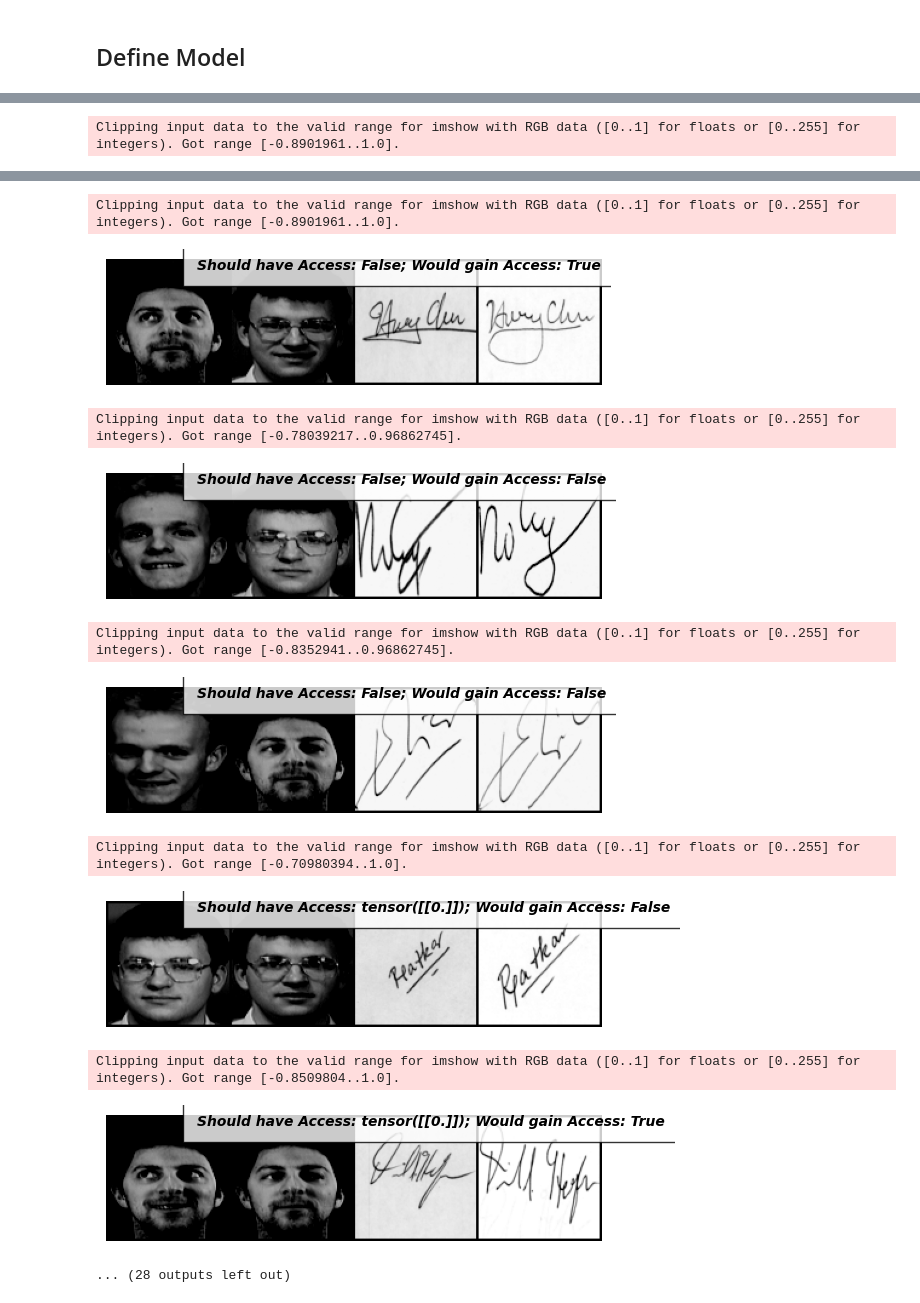
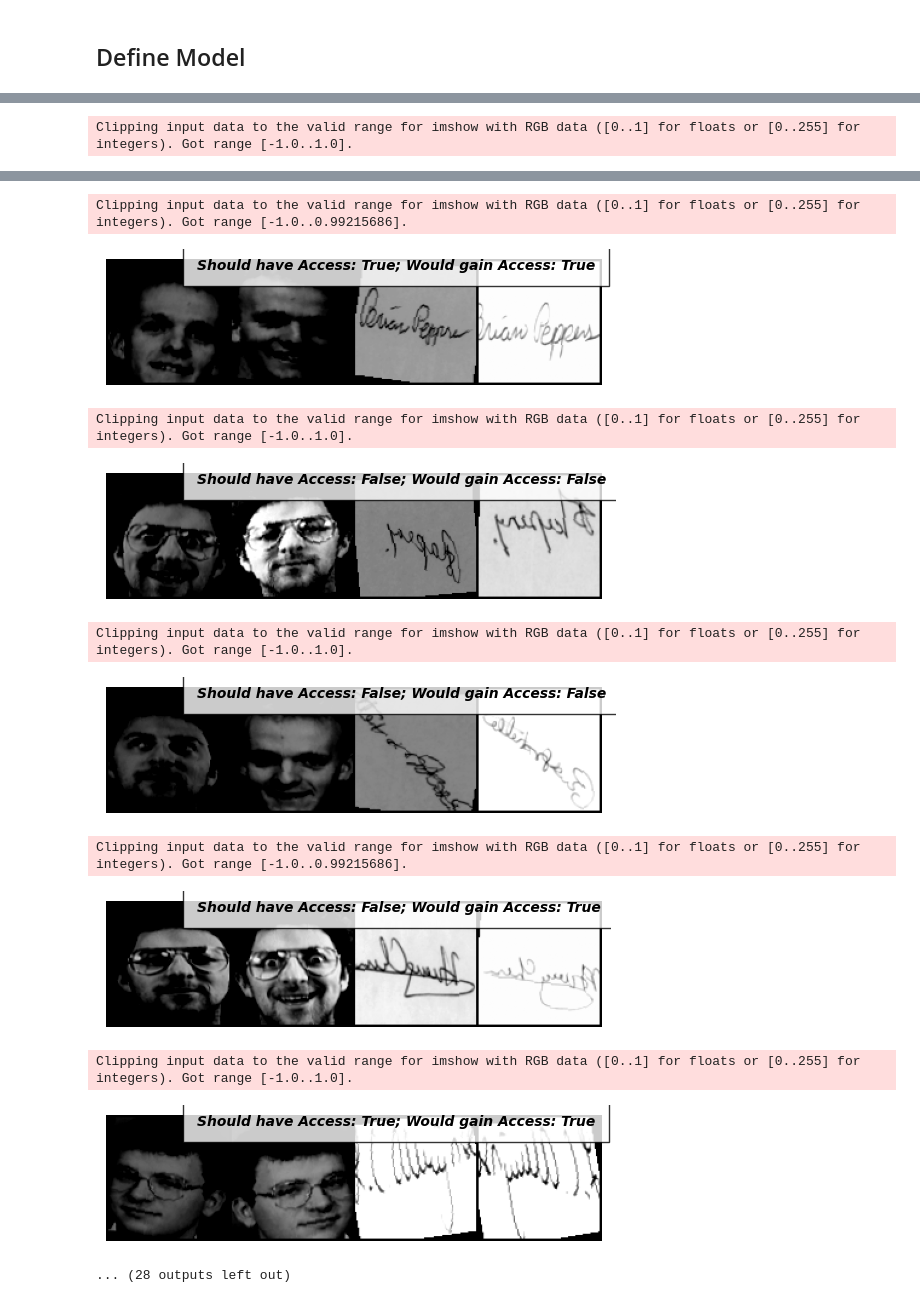
Before and after one commit to Schmiddi3110/DeepVisionProject, a Jupyter notebook: DeepVisionProject.ipynb, the cells around one changed output, grey strips where cells are left out. Cells and saved outputs as stored; diff of their text form; code cells hidden in the pictures.

```diff
--- a/DeepVisionProject.ipynb
+++ b/DeepVisionProject.ipynb
@@ -120,10 +117,16 @@ face_test_folder_dataset = datasets.ImageFolder(root="./data/faces/testing/")
 
 
 # Resize the images and transform to tensors
-transformation = transforms.Compose([transforms.Resize((100,100)),
-                                     transforms.ToTensor(),
-                                     transforms.Normalize(mean=[0.5],std=[0.5])
-                                    ])
+# Define the transformations including augmentations
+transformation = transforms.Compose([
+    transforms.Resize((100, 100)),
+    transforms.RandomHorizontalFlip(),
+    transforms.RandomRotation(10),
+    transforms.RandomResizedCrop(100, scale=(0.8, 1.0)),
+    transforms.ColorJitter(brightness=0.2, contrast=0.2, saturation=0.2, hue=0.1),
+    transforms.ToTensor(),
+    transforms.Normalize(mean=[0.5], std=[0.5])
+])
 
 
 # Initialize the network
@@ -203,17 +206,20 @@ signature_test_csv = "./data/signature/test_data.csv"
 signature_image_dir = "./data/signature/full"
 
 # Resize the images and transform to tensors
-transformation = transforms.Compose([transforms.Resize((100,100)),
-                                     transforms.ToTensor(),
-                                     transforms.Normalize(mean=[0.5],std=[0.5])
-                                    ])
+# Define the transformations including augmentations
+transformation = transforms.Compose([
+    transforms.Resize((100, 100)),
+    transforms.RandomHorizontalFlip(),
+    transforms.RandomRotation(10),
+    transforms.RandomResizedCrop(100, scale=(0.8, 1.0)),
+    transforms.ColorJitter(brightness=0.2, contrast=0.2, saturation=0.2, hue=0.1),
+    transforms.ToTensor(),
+    transforms.Normalize(mean=[0.5], std=[0.5])
+])
 
 signature_train_df = pd.read_csv(signature_train_csv)
 signature_test_df = pd.read_csv(signature_test_csv)
 train_df, valid_df = train_test_split(signature_train_df, test_size=0.2,random_state = 42)
-
-# Initialize the network
-siamese_dataset = FaceNetworkDataset(imageFolderDataset=folder_dataset, transform=transformation)
 
 signature_train_dataset = SignatureNetworkDataset(df=train_df, root_dir=signature_image_dir, transform=transformation)
 signature_valid_dataset = SignatureNetworkDataset(df=valid_df, root_dir=signature_image_dir, transform=transformation)
@@ -275,7 +281,7 @@ face_test_loader = DataLoader(face_test_dataset, shuffle=True, num_workers=8, ba
 
 face_net = SiameseFaceNetwork.SiameseFaceNetwork().cuda()
 criterion = ContrastiveLoss()
-optimizer = optim.Adam(face_net.parameters(), lr = 0.0005 )
-face_net.train_network(train_loader = face_train_loader, val_loader = face_valid_loader, net = face_net, optimizer = optimizer, criterion = criterion, epochs = 100)
+optimizer = optim.Adam(face_net.parameters(), lr = 0.0001 )
+face_net.train_network(train_loader = face_train_loader, val_loader = face_valid_loader, net = face_net, optimizer = optimizer, criterion = criterion, epochs = 200, patience=10)
 # %% [output]
 Epoch number 0
@@ -308,7 +314,7 @@ signature_valid_loader = DataLoader(signature_valid_dataset, shuffle=True, num_w
 signature_net = MultitaskSignatureNet.SiameseSignatureNetwork().cuda()
 criterion = ContrastiveLoss()
 
-optimizer = optim.Adam(signature_net.parameters(), lr = 0.0005)
-signature_net.train_network(signature_train_loader, signature_valid_loader, signature_net, optimizer, criterion, epochs=1)
+optimizer = optim.Adam(signature_net.parameters(), lr = 0.0001)
+signature_net.train_network(signature_train_loader, signature_valid_loader, signature_net, optimizer, criterion, epochs=100, patience=10)
 # %% [output]
 Epoch number 0
@@ -360,8 +366,8 @@ for i in range(20):
     # Concatenate the two images together
     concatenated = torch.cat((face0, face1, signature1, signature2), 0)
     would_gain_access = face_distance.cpu()[0] and signature_distance.cpu()[0]
-    should_have_access = not face_label and forge_label
+    should_have_access = not face_label.cpu()[0][0].bool() and forge_label.cpu()[0][0].bool()
 
     imshow(torchvision.utils.make_grid(concatenated), f'Should have Access: {should_have_access}; Would gain Access: {would_gain_access}')
 # %% [output]
-Clipping input data to the valid range for imshow with RGB data ([0..1] for floats or [0..255] for integers). Got range [-0.8901961..1.0].
+Clipping input data to the valid range for imshow with RGB data ([0..1] for floats or [0..255] for integers). Got range [-1.0..1.0].
@@ -369,11 +375,11 @@ Clipping input data to the valid range for imshow with RGB data ([0..1] for floa
-Clipping input data to the valid range for imshow with RGB data ([0..1] for floats or [0..255] for integers). Got range [-0.8901961..1.0].
+Clipping input data to the valid range for imshow with RGB data ([0..1] for floats or [0..255] for integers). Got range [-1.0..0.99215686].
-[figure, old version]
+[figure, new version]
-Clipping input data to the valid range for imshow with RGB data ([0..1] for floats or [0..255] for integers). Got range [-0.78039217..0.96862745].
+Clipping input data to the valid range for imshow with RGB data ([0..1] for floats or [0..255] for integers). Got range [-1.0..1.0].
-[figure, old version]
+[figure, new version]
-Clipping input data to the valid range for imshow with RGB data ([0..1] for floats or [0..255] for integers). Got range [-0.8352941..0.96862745].
+Clipping input data to the valid range for imshow with RGB data ([0..1] for floats or [0..255] for integers). Got range [-1.0..1.0].
-[figure, old version]
+[figure, new version]
-Clipping input data to the valid range for imshow with RGB data ([0..1] for floats or [0..255] for integers). Got range [-0.70980394..1.0].
+Clipping input data to the valid range for imshow with RGB data ([0..1] for floats or [0..255] for integers). Got range [-1.0..0.99215686].
-[figure, old version]
+[figure, new version]
-Clipping input data to the valid range for imshow with RGB data ([0..1] for floats or [0..255] for integers). Got range [-0.8509804..1.0].
+Clipping input data to the valid range for imshow with RGB data ([0..1] for floats or [0..255] for integers). Got range [-1.0..1.0].
-[figure, old version]
+[figure, new version]
 ... (28 outputs left out)
```
Also changed, not shown: parts of 6 cells of this notebook, 4 other files.
